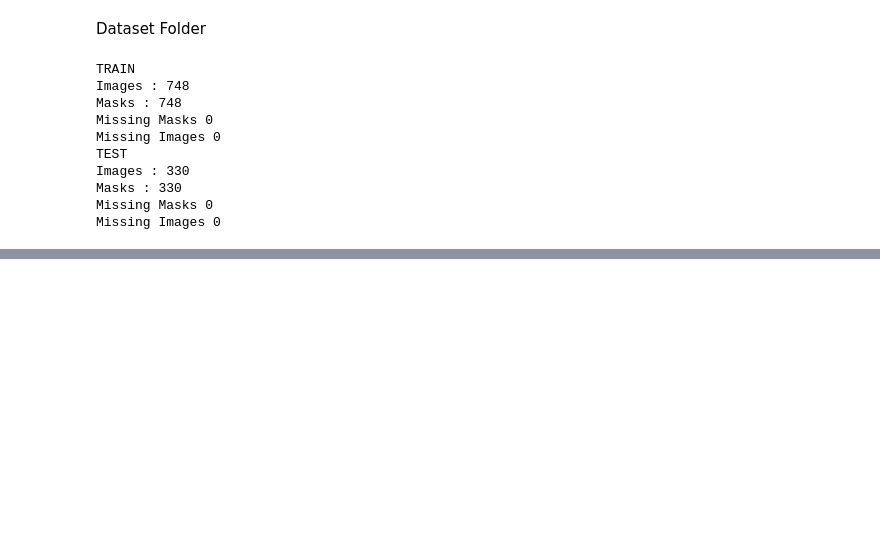
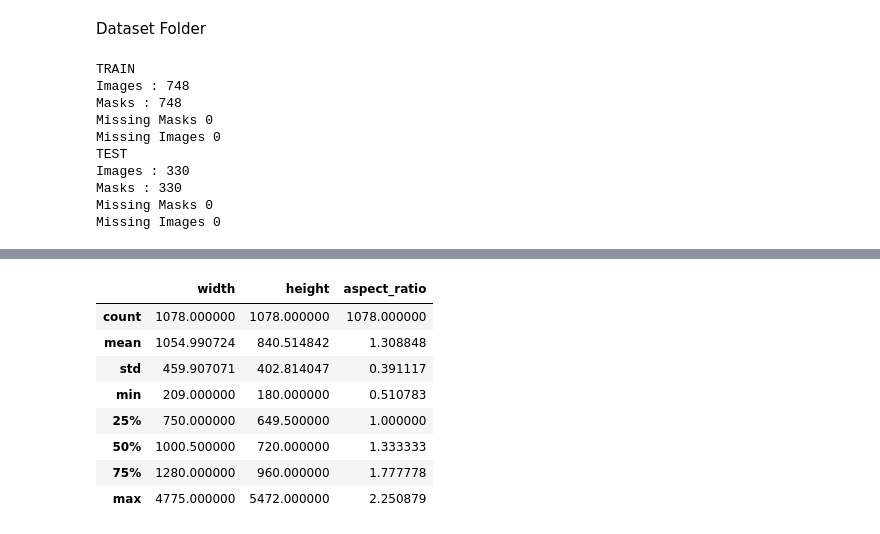
Before and after one commit to ScarletNemesis/High-Level-Military-Camouflage-Detection, a Jupyter notebook: EDA_Of_ACD1K.ipynb, the cells around one changed output, grey strips where cells are left out. Saved outputs shown, nothing was run; the diff lists cells and outputs as text; code cells hidden in the pictures; blank space fills up the shorter version.

```diff
--- a/EDA_Of_ACD1K.ipynb
+++ b/EDA_Of_ACD1K.ipynb
@@ -57,0 +80,12 @@ Missing Images 0
+# %%
+resolution_df.describe()
+# %% [output]
+|  | width | height | aspect_ratio |
+| count | 1078.000000 | 1078.000000 | 1078.000000 |
+| mean | 1054.990724 | 840.514842 | 1.308848 |
+| std | 459.907071 | 402.814047 | 0.391117 |
+| min | 209.000000 | 180.000000 | 0.510783 |
+| 25% | 750.000000 | 649.500000 | 1.000000 |
+| 50% | 1000.500000 | 720.000000 | 1.333333 |
+| 75% | 1280.000000 | 960.000000 | 1.777778 |
+| max | 4775.000000 | 5472.000000 | 2.250879 |
```
Also changed, not shown: parts of 7 cells of this notebook.
